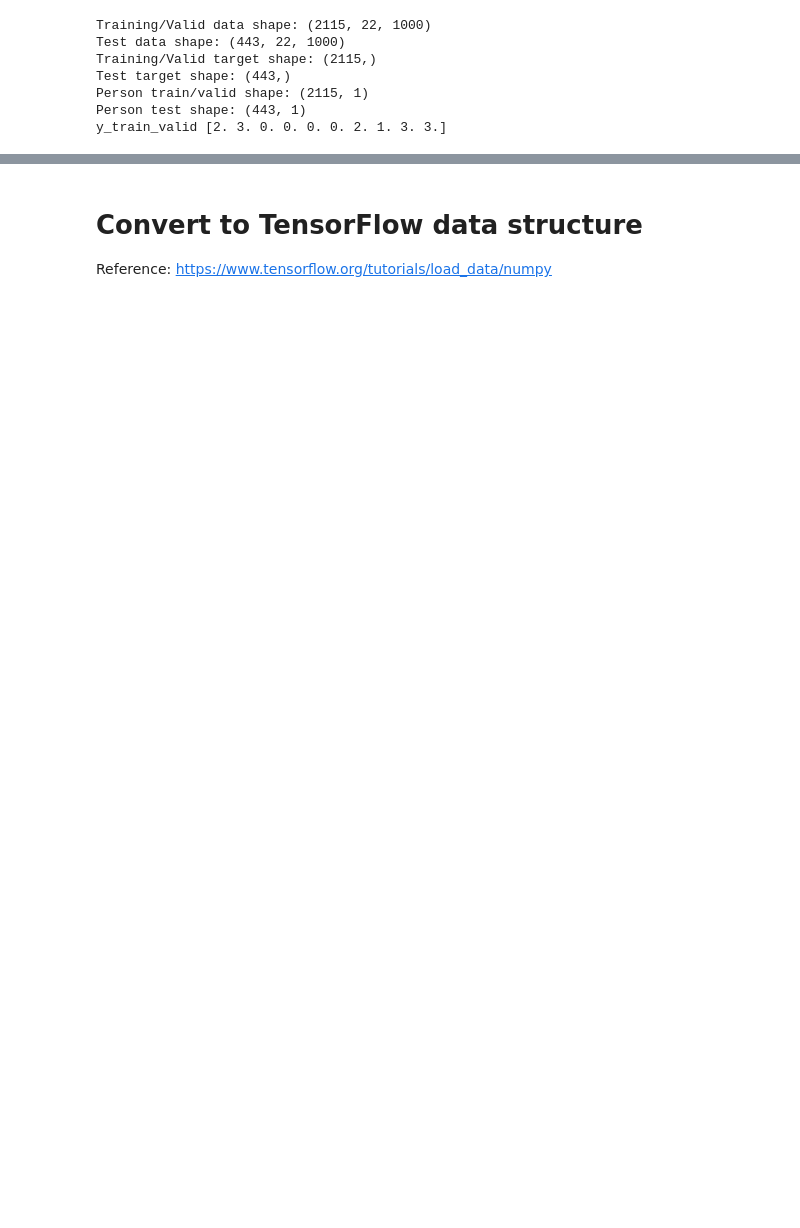
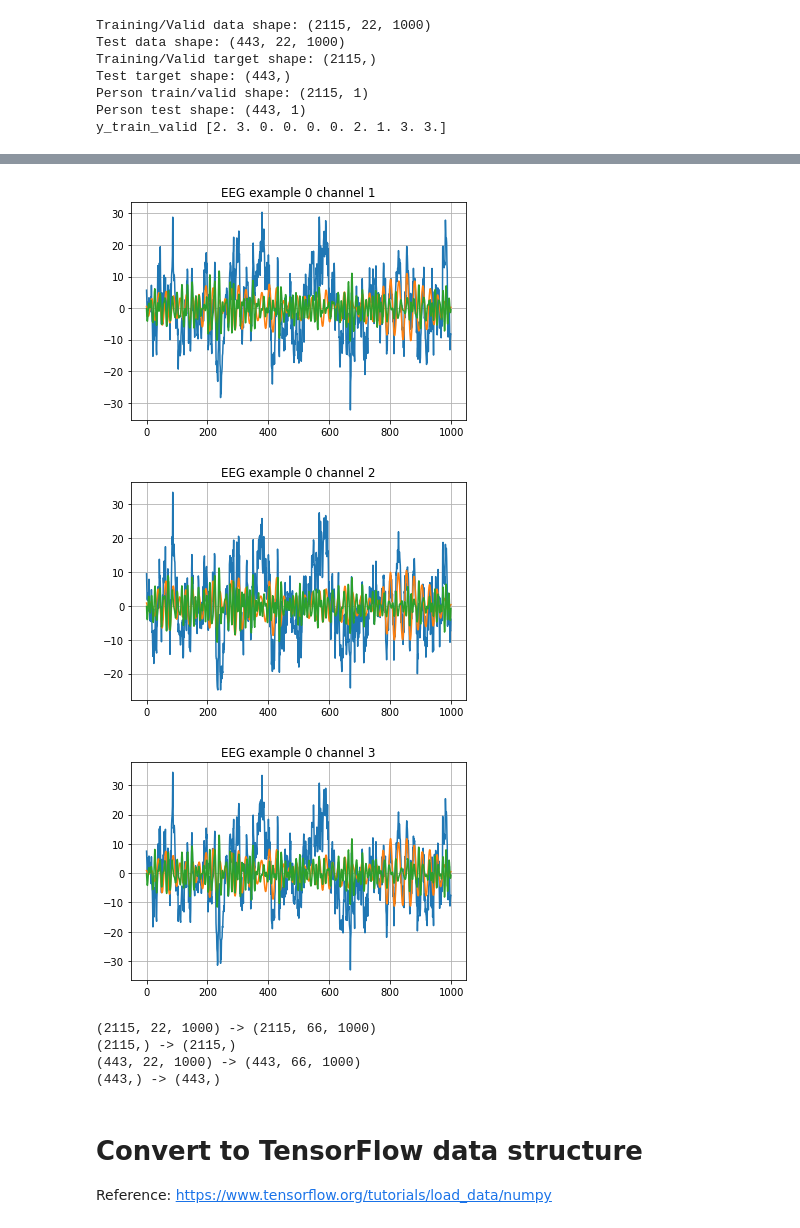
Before and after one commit to cmunozcortes/c247-final-project, a Jupyter notebook: src/CNN_Tweaked_Mark.ipynb, the cells around one changed output, grey strips where cells are left out. Cells and saved outputs as stored; diff of their text form; code cells hidden in the pictures; blank space fills up the shorter version.

```diff
--- a/src/CNN_Tweaked_Mark.ipynb
+++ b/src/CNN_Tweaked_Mark.ipynb
@@ -73,3 +84,36 @@ X_train_valid_aug += noise
+# %%
+X_train_valid_filtered_1 = signal.sosfiltfilt(sos1, X_train_valid, axis=-1)
+X_train_valid_filtered_2 = signal.sosfiltfilt(sos2, X_train_valid, axis=-1)
+X_test_filtered_1 = signal.sosfiltfilt(sos1, X_test, axis=-1)
+X_test_filtered_2 = signal.sosfiltfilt(sos2, X_test, axis=-1)
+
+for i in range(3):
+    plt.title("EEG example 0 channel %d" % (i+1))
+    plt.plot(X_train_valid[0,i,:])
+    plt.plot(X_train_valid_filtered_1[0,i,:])
+    plt.plot(X_train_valid_filtered_2[0,i,:])
+    plt.grid()
+    plt.show()
+
+# Concatenate filtered channels with source samples
+X_train_valid_aug = np.concatenate(
+    (X_train_valid, X_train_valid_filtered_1, X_train_valid_filtered_2), axis=1)
+y_train_valid_aug = y_train_valid
+X_test_aug = np.concatenate(
+    (X_test, X_test_filtered_1, X_test_filtered_2), axis=1)
+y_test_aug = y_test
+print(X_train_valid.shape, "->", X_train_valid_aug.shape)
+print(y_train_valid.shape, "->", y_train_valid_aug.shape)
+print(X_test.shape, "->", X_test_aug.shape)
+print(y_test.shape, "->", y_test_aug.shape)
+# %% [output]
+[figure, added]
+[figure, added]
+[figure, added]
+(2115, 22, 1000) -> (2115, 66, 1000)
+(2115,) -> (2115,)
+(443, 22, 1000) -> (443, 66, 1000)
+(443,) -> (443,)
 # %% [markdown]
 # Convert to TensorFlow data structure
 Reference: https://www.tensorflow.org/tutorials/load_data/numpy
```
Also changed, not shown: parts of 9 cells of this notebook.
